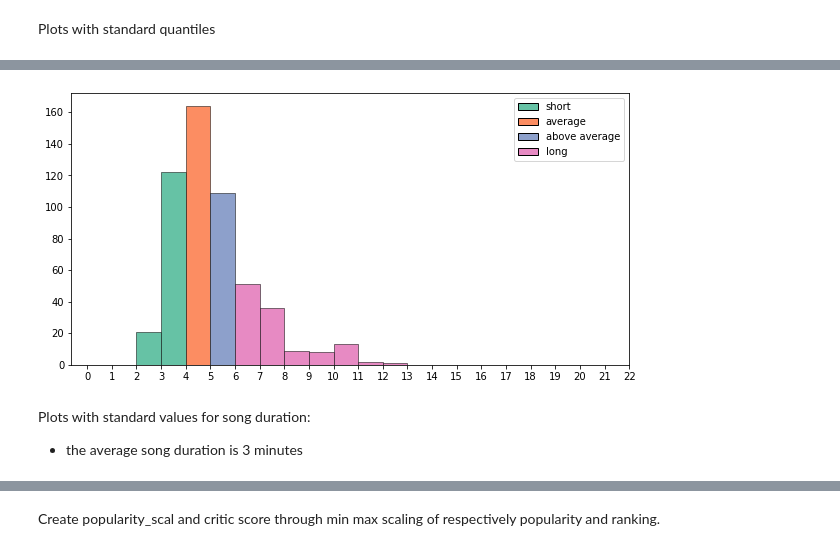
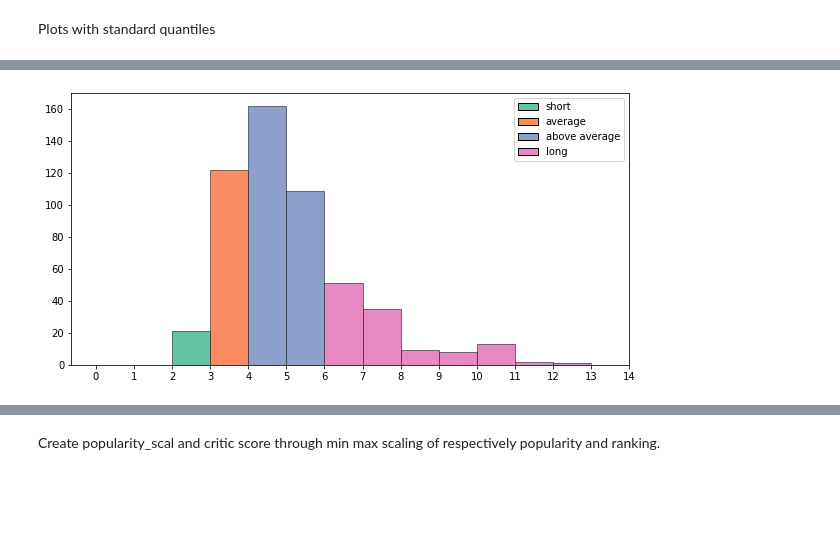
Before and after one commit to MScaramuzzi/FAIKR-3, a Jupyter notebook: df_compl.ipynb, the cells around one changed output, grey strips where cells are left out. Cells and saved outputs as stored; diff of their text form; code cells hidden in the pictures; blank space fills up the shorter version.

```diff
--- a/df_compl.ipynb
+++ b/df_compl.ipynb
@@ -250,2 +273,30 @@ pal.as_hex()[:]
 # %% [markdown]
 Plots with standard quantiles
+# %%
+from matplotlib.patches import Rectangle
+fig, ax = plt.subplots(figsize = (10,5))
+
+cols = pal.as_hex()[:4] # save colors for labeling of quantiles
+
+
+N, bins, patches = ax.hist(df2.duration_min,bins=range(14), edgecolor='black', linewidth=0.5)
+
+#get standard the first, second and third quantile
+quant_25, quant_50, quant_75= int(df2.duration_min.quantile(0.25)),int(df2.duration_min.quantile(0.50)),int(df2.duration_min.quantile(0.75))
+
+# color each patch with one of the colors
+for i in range(0,quant_25+1):
+    patches[i].set_facecolor(cols[0])
+for i in range(quant_25+1 ,quant_50+1):
+    patches[i].set_facecolor(cols[1])
+for i in range(quant_50+1, quant_75+1):
+    patches[i].set_facecolor(cols[2])
+for i in range(quant_75+1, len(patches)):
+    patches[i].set_facecolor(cols[3])
+
+#create legend
+handles = [Rectangle((0,0),1,1,color=c,ec="k") for c in  cols]
+labels= ["short","average","above average","long"] # labels we want to use for discretization
+plt.xticks(np.arange(0, max(df2.duration_min), 1.0)) # set axis range
+plt.legend(handles, labels)
+plt.show()
@@ -252,35 +311,31 @@ Plots with standard quantiles
 # %%
 from matplotlib.patches import Rectangle
 fig, ax = plt.subplots(figsize = (10,5))
 
 cols = pal.as_hex()[:4]
 
-N, bins, patches = ax.hist(df1.duration_min,bins=range(14), edgecolor='black', linewidth=0.5)
+N, bins, patches = ax.hist(df2.duration_min,bins=range(14), edgecolor='black', linewidth=0.5)
 
+#
 
-quant_15, quant_40, quant_70= int(df1.duration_min.quantile(0.15)),int(df1.duration_min.quantile(0.40)),int(df1.duration_min.quantile(0.70))
-# sns.histplot(x=df1.duration_min,palette="Set2");
-# 0,0.15,0.4,.7,1
-for i in range(0,quant_15+1):
+quant_03, quant_25, quant_75= int(df2.duration_min.quantile(0.03)),int(df2.duration_min.quantile(0.25)),int(df2.duration_min.quantile(0.75))
+for i in range(0,3):
     patches[i].set_facecolor(cols[0])
-for i in range(quant_15+1 ,quant_40+1):
+for i in range(3 ,4):
     patches[i].set_facecolor(cols[1])
-for i in range(quant_40+1, quant_70+1):
+for i in range(4, 6):
     patches[i].set_facecolor(cols[2])
-for i in range(quant_70+1, len(patches)):
+for i in range(6, len(patches)):
     patches[i].set_facecolor(cols[3])
 
 #create legend
 # handles = [Rectangle((0,0),1,1,color=c,ec="k") for c in ['b','r','orange','black']]
 handles = [Rectangle((0,0),1,1,color=c,ec="k") for c in  cols]
 labels= ["short","average","above average","long"]
-plt.xticks(np.arange(0, max(df1.duration_min), 1.0))
+plt.xticks(np.arange(0, max(df2.duration_min), 1.0))
 
 plt.legend(handles, labels)
 
 plt.show()
 # %% [output]
-[figure, old version]
+[figure, new version]
-# %% [markdown]
-Plots with standard values for song duration:
-- the average song duration is 3 minutes
```
Also changed, not shown: parts of 55 cells of this notebook.
